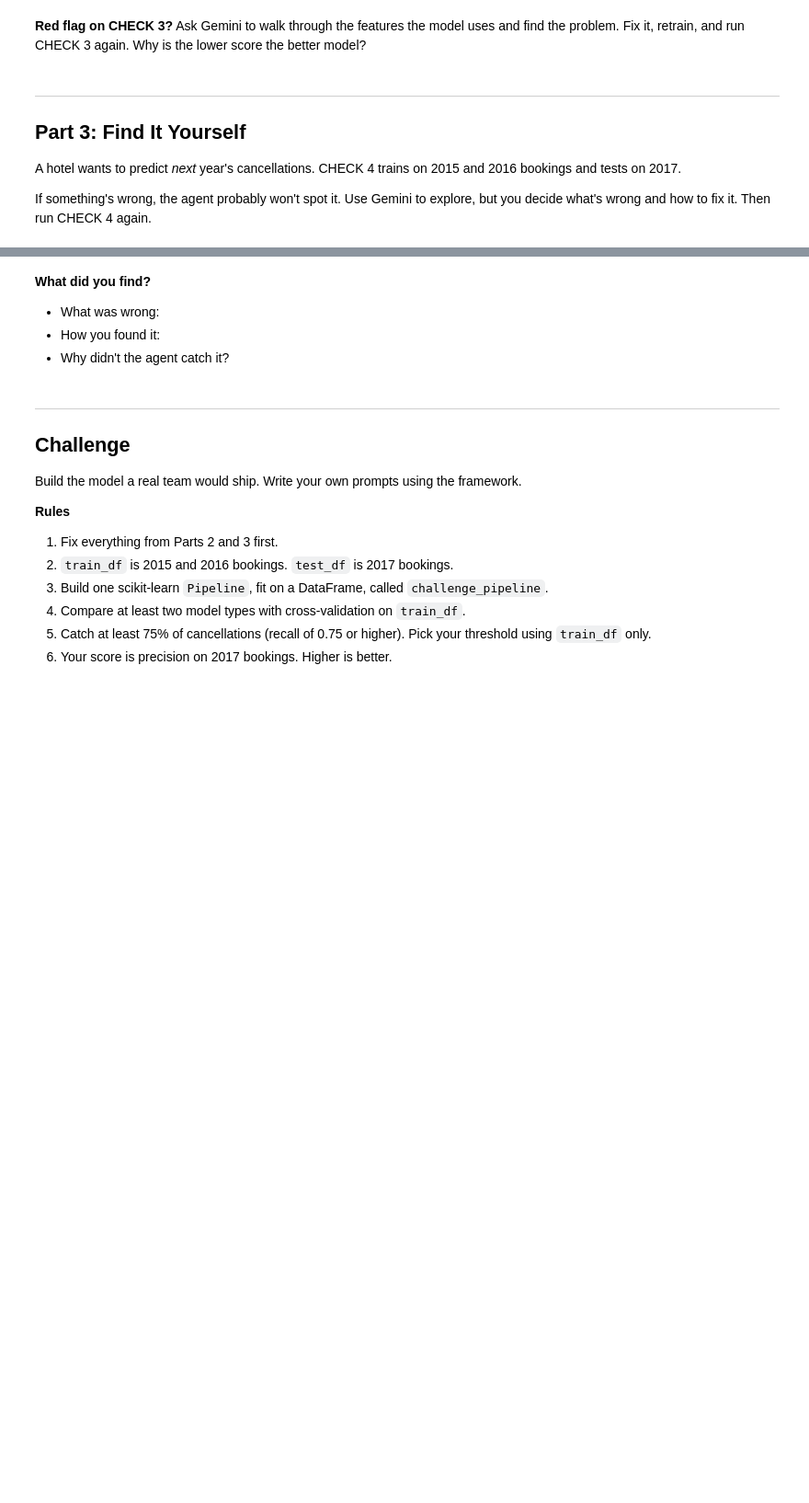
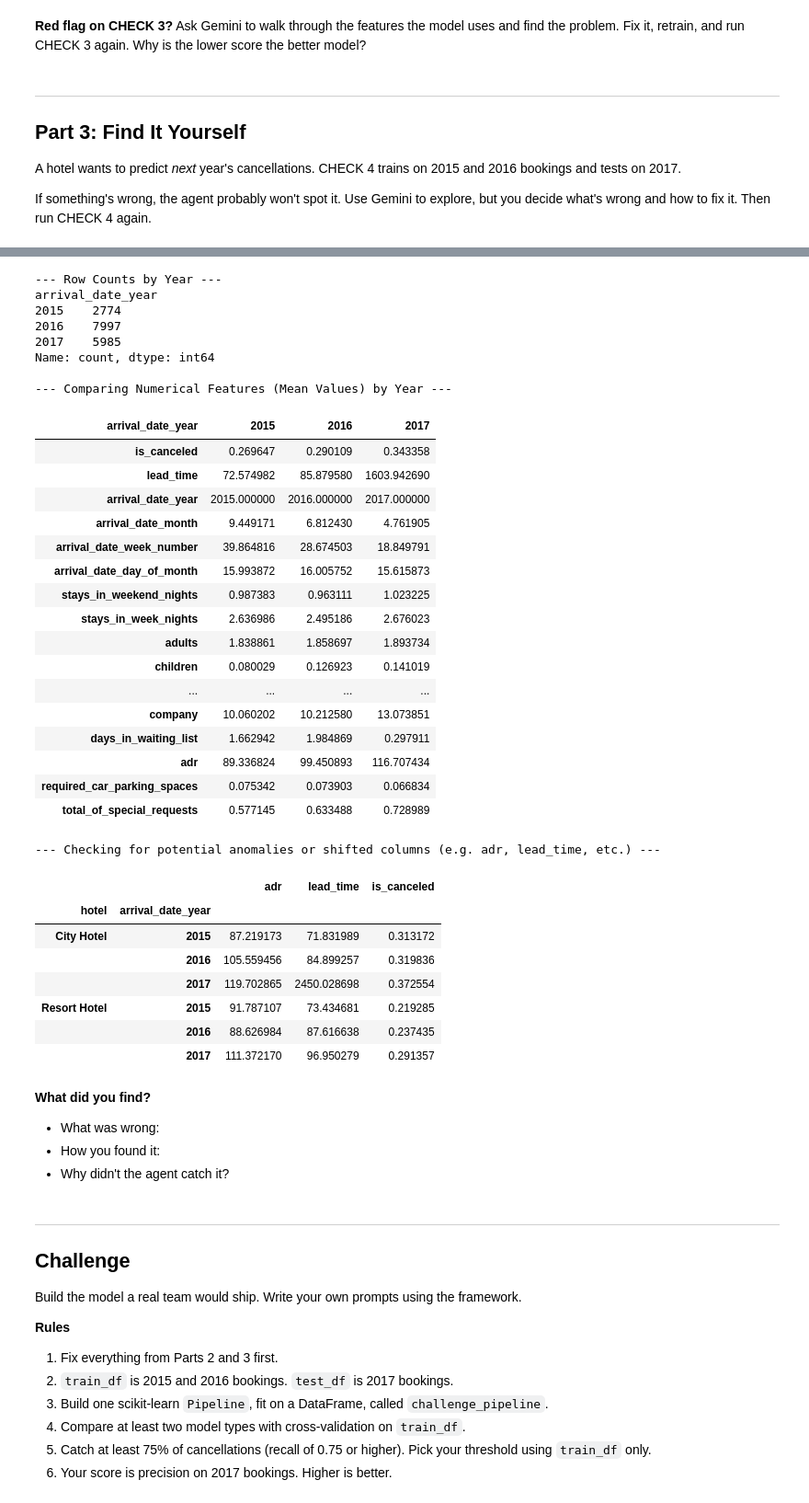
Before and after one commit to annasehgal/ai-studio-agentic-coding-workshop, a Jupyter notebook: agentic_coding_workshop.ipynb, the cells around one changed output, grey strips where cells are left out. Shown at 92% size. Drawn from its saved outputs; the diff is of its cells as text; code cells hidden in the pictures; blank space fills up the shorter version.

```diff
--- a/agentic_coding_workshop.ipynb
+++ b/agentic_coding_workshop.ipynb
@@ -280,3 +301,55 @@ wc.check_future(clean_df)
+# %%
+import pandas as pd
+import numpy as np
+
+# Create a column to clearly distinguish training years from 2017
+clean_df['is_2017'] = clean_df['arrival_date_year'] == 2017
+
+print("--- Row Counts by Year ---")
+print(clean_df['arrival_date_year'].value_counts().sort_index())
+
+print("\n--- Comparing Numerical Features (Mean Values) by Year ---")
+num_cols = clean_df.select_dtypes(include=['int64', 'float64']).columns
+display(clean_df.groupby('arrival_date_year')[num_cols].mean().T)
+
+print("\n--- Checking for potential anomalies or shifted columns (e.g. adr, lead_time, etc.) ---")
+# Let's inspect ADR and lead_time stats specifically, broken down by hotel and year
+display(clean_df.groupby(['hotel', 'arrival_date_year'])[['adr', 'lead_time', 'is_canceled']].mean())
+# %% [output]
+--- Row Counts by Year ---
+arrival_date_year
+2015    2774
+2016    7997
+2017    5985
+Name: count, dtype: int64
+
+--- Comparing Numerical Features (Mean Values) by Year ---
+| arrival_date_year | 2015 | 2016 | 2017 |
+| is_canceled | 0.269647 | 0.290109 | 0.343358 |
+| lead_time | 72.574982 | 85.879580 | 1603.942690 |
+| arrival_date_year | 2015.000000 | 2016.000000 | 2017.000000 |
+| arrival_date_month | 9.449171 | 6.812430 | 4.761905 |
+| arrival_date_week_number | 39.864816 | 28.674503 | 18.849791 |
+| arrival_date_day_of_month | 15.993872 | 16.005752 | 15.615873 |
+| stays_in_weekend_nights | 0.987383 | 0.963111 | 1.023225 |
+| stays_in_week_nights | 2.636986 | 2.495186 | 2.676023 |
+| adults | 1.838861 | 1.858697 | 1.893734 |
+| children | 0.080029 | 0.126923 | 0.141019 |
+| ... | ... | ... | ... |
+| company | 10.060202 | 10.212580 | 13.073851 |
+| days_in_waiting_list | 1.662942 | 1.984869 | 0.297911 |
+| adr | 89.336824 | 99.450893 | 116.707434 |
+| required_car_parking_spaces | 0.075342 | 0.073903 | 0.066834 |
+| total_of_special_requests | 0.577145 | 0.633488 | 0.728989 |
+--- Checking for potential anomalies or shifted columns (e.g. adr, lead_time, etc.) ---
+|  |  | adr | lead_time | is_canceled |
+| hotel | arrival_date_year |  |  |  |
+| City Hotel | 2015 | 87.219173 | 71.831989 | 0.313172 |
+|  | 2016 | 105.559456 | 84.899257 | 0.319836 |
+|  | 2017 | 119.702865 | 2450.028698 | 0.372554 |
+| Resort Hotel | 2015 | 91.787107 | 73.434681 | 0.219285 |
+|  | 2016 | 88.626984 | 87.616638 | 0.237435 |
+|  | 2017 | 111.372170 | 96.950279 | 0.291357 |
 # %% [markdown]
 **What did you find?**
 - What was wrong:
```
Also changed, not shown: parts of 3 cells of this notebook.
